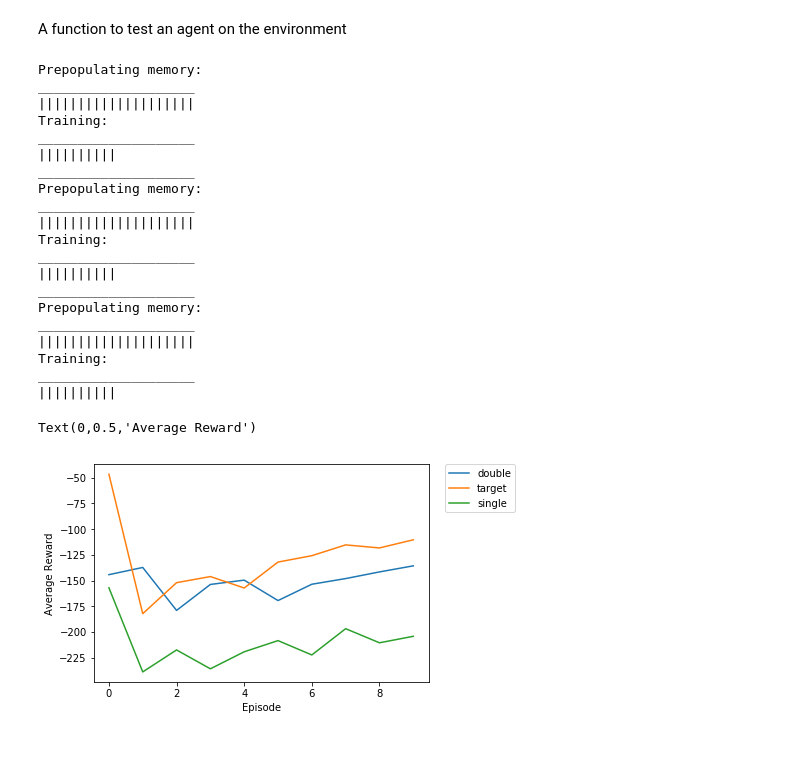
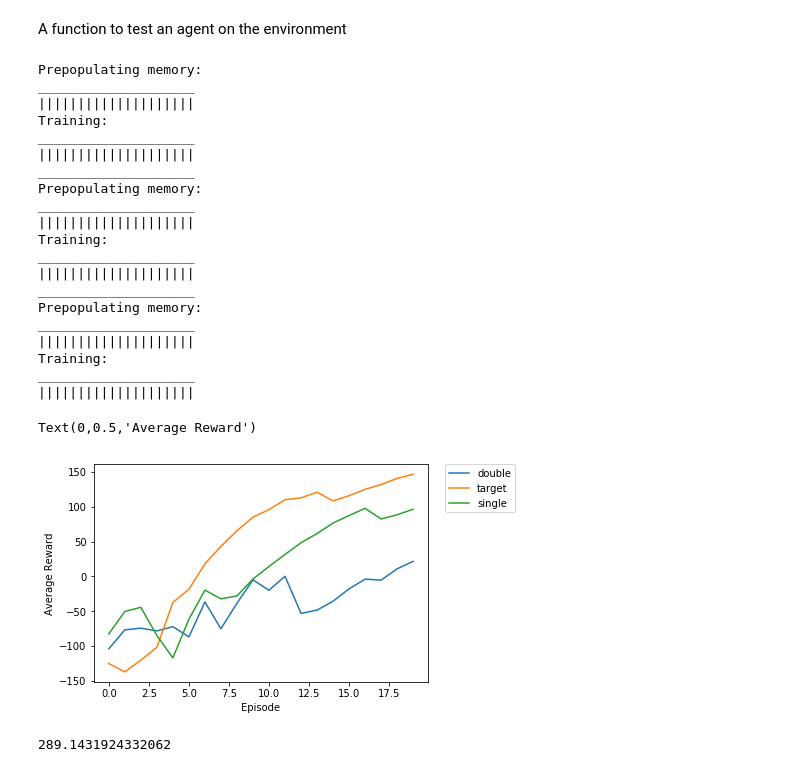
Before and after one commit to maxim5helopugin/Reinforcement-Learning, a Jupyter notebook: approximate_methods/DeepQLearning_lunar_lander.ipynb, the cells around one changed output. Cells and saved outputs as stored; diff of their text form; code cells hidden in the pictures.

Commit message:
added models for q_learning

```diff
--- a/approximate_methods/DeepQLearning_lunar_lander.ipynb
+++ b/approximate_methods/DeepQLearning_lunar_lander.ipynb
@@ -106,10 +113,10 @@ class Agent_q():
 
         self.action_dim = action_dim
         self.model = Sequential()
-        self.model.add(Dense(128, activation='relu', input_shape=(state_dim,)))
-        self.model.add(Dense(64, activation = 'relu'))
+        self.model.add(Dense(LAYER_1, activation='relu', input_shape=(state_dim,)))
+        self.model.add(Dense(LAYER_2, activation = 'relu'))
         self.model.add(Dense(action_dim, activation = 'linear'))
-        adam = keras.optimizers.Adam(lr=0.001)
+        adam = keras.optimizers.Adam(lr=ALPHA)
         self.model.compile(optimizer= adam, loss='mse', metrics=['accuracy'])
 
     def predict(self, state):
@@ -124,7 +131,7 @@ class Agent_q():
         done = np.array(done)
 
         next_q_vals = self.model.predict(next_state)
-        target_q_vals = reward + 0.99 * np.max(next_q_vals, axis=1) * done
+        target_q_vals = reward + GAMMA * np.max(next_q_vals, axis=1) * done
 
         bad_target = self.model.predict(state)
         mask = to_categorical(action, num_classes=self.action_dim)
@@ -145,17 +152,17 @@ class Agent_q_soft_target():
 
         self.action_dim = action_dim
         self.model = Sequential()
-        self.model.add(Dense(128, activation='relu', input_shape=(state_dim,)))
-        self.model.add(Dense(64, activation = 'relu'))
+        self.model.add(Dense(LAYER_1, activation='relu', input_shape=(state_dim,)))
+        self.model.add(Dense(LAYER_2, activation = 'relu'))
         self.model.add(Dense(action_dim, activation = 'linear'))
-        adam = keras.optimizers.Adam(lr=0.001)
+        adam = keras.optimizers.Adam(lr=ALPHA)
         self.model.compile(optimizer= adam, loss='mse', metrics=['accuracy'])
 
         self.target = Sequential()
-        self.target.add(Dense(128, activation='relu', input_shape=(state_dim,)))
-        self.target.add(Dense(64, activation = 'relu'))
+        self.target.add(Dense(LAYER_1, activation='relu', input_shape=(state_dim,)))
+        self.target.add(Dense(LAYER_2, activation = 'relu'))
         self.target.add(Dense(action_dim, activation = 'linear'))
-        adam_t = keras.optimizers.Adam(lr=0.001)
+        adam_t = keras.optimizers.Adam(lr=ALPHA)
         self.target.compile(optimizer= adam_t, loss='mse', metrics=['accuracy'])
 
         self.target.set_weights(self.model.get_weights())
@@ -175,7 +182,7 @@ class Agent_q_soft_target():
         done = np.array(done)
 
         next_q_vals = self.target.predict(next_state)
-        target_q_vals = reward + 0.99 * np.max(next_q_vals, axis=1) * done
+        target_q_vals = reward + GAMMA * np.max(next_q_vals, axis=1) * done
 
         bad_target = self.model.predict(state)
         mask = to_categorical(action, num_classes=self.action_dim)
@@ -195,6 +202,7 @@ class Agent_q_soft_target():
 A function to test an agent on the environment
 # %%
 def playtest(env, agent):
+    rewards = 0
     state = env.reset()
     done = False
     rewards = 0
@@ -205,6 +213,7 @@ def playtest(env, agent):
         rewards+=reward
         if done:
             env.close()
+            return rewards
         else:
             state = next_state
 # %%
@@ -212,7 +221,7 @@ def test_run(env, agent, update=False):
     memory = Memory(mem_size,batch_size)
     epsilon = 1
     epsilon_decay = 0.9
-
+    rewards = 0
     print("Prepopulating memory:")
     print("____________________")
     state = env.reset()
@@ -228,7 +237,6 @@ def test_run(env, agent, update=False):
             state = next_state
 
     av_reward = []
-    epoch_reward = 0
     env.reset()
     print("\nTraining:")
     print("____________________")
@@ -240,21 +248,18 @@ def test_run(env, agent, update=False):
                 action = env.action_space.sample()
             else:
                 action = agent.predict(state)
-
             next_state, reward, done, _ = env.step(action)
             memory.remember((state, action, reward, next_state, 1-done))
-            epoch_reward += reward
             agent.train(memory.sample())
-
             if done:
                 if update:
                     agent.soft_update()
                 if epsilon > 0.1:
                     epsilon*=epsilon_decay
-                av_reward.append(epoch_reward/epoch)
                 if epoch%(max_epochs/blank)==0:
                     print("|", end='')
-                    playtest(env, agent)
+                    rewards+=playtest(env, agent)
+                    av_reward.append(rewards/(epoch/(max_epochs/blank)))
                 break
             else:
                 state = next_state
@@ -262,51 +267,52 @@ def test_run(env, agent, update=False):
 # %%
 agent_t = Agent_q_soft_target(env.observation_space.shape[0], env.action_space.n)
 rewards_target = test_run(env, agent_t, update=True)
-agent_t.save_model(10);
+agent_t.save_model(SAVE);
 
 print("\n____________________")
 
 agent_d = Agent_q(env.observation_space.shape[0], env.action_space.n)
 rewards_double = test_run(env, agent_d)
-agent_d.save_model(10);
+agent_d.save_model(SAVE);
 
 print("\n____________________")
 
 agent_s = Agent_q_double(env.observation_space.shape[0], env.action_space.n)
 rewards_single = test_run(env, agent_s)
-agent_s.save_model(10);
+agent_s.save_model(SAVE);
 
 plt.plot(rewards_double, label = "double")
 plt.plot(rewards_target, label = "target")
 plt.plot(rewards_single, label = "single")
 plt.legend(bbox_to_anchor=(1.05, 1), loc=2, borderaxespad=0.)
 
 plt.xlabel('Episode')
 plt.ylabel('Average Reward')
 # %% [output]
 Prepopulating memory:
 ____________________
 ||||||||||||||||||||
 Training:
 ____________________
-||||||||||
+||||||||||||||||||||
 ____________________
 Prepopulating memory:
 ____________________
 ||||||||||||||||||||
 Training:
 ____________________
-||||||||||
+||||||||||||||||||||
 ____________________
 Prepopulating memory:
 ____________________
 ||||||||||||||||||||
 Training:
 ____________________
-||||||||||
+||||||||||||||||||||
 Text(0,0.5,'Average Reward')
-[figure, old version]
+[figure, new version]
 # %%
-agent_t = Agent_q_soft_target(env.observation_space.shape[0], env.action_space.n)
-agent_t.load_model(10)
-playtest(env,agent_t)
+agent_t.load_model(LOAD)
+print(playtest(env,agent_t))
+# %% [output]
+289.1431924332062
```
Also changed, not shown: parts of 2 cells of this notebook, 20 other files.
